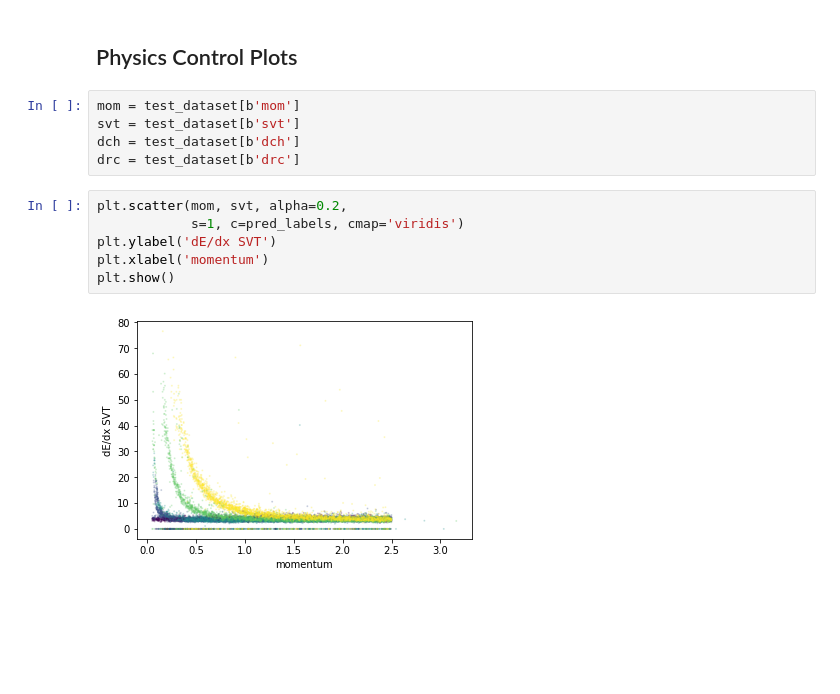
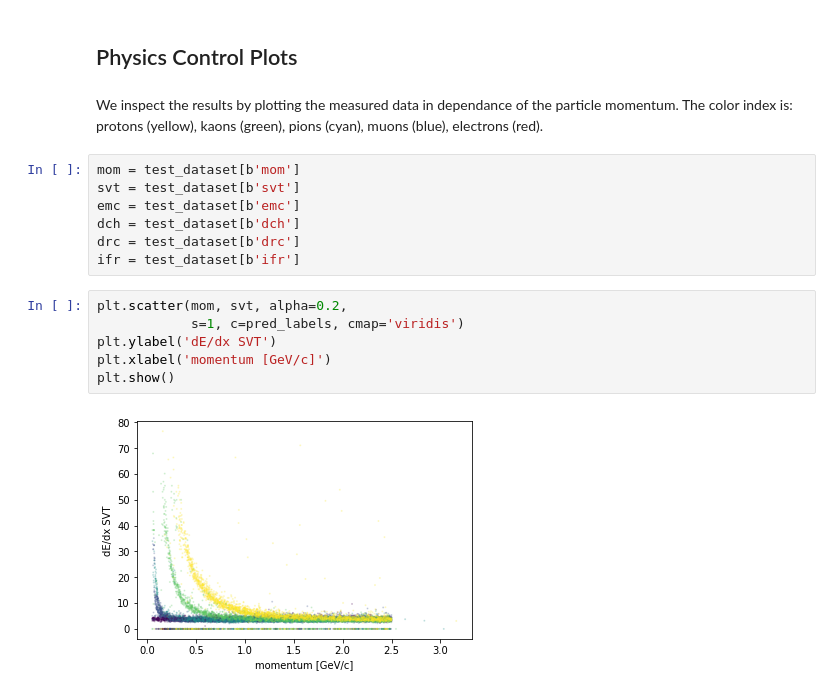
Before and after one commit to marcelkunze/notebooks-ipa, a Jupyter notebook: pid.ipynb, the cells around one changed output. Cells and saved outputs as stored; diff of their text form; blank space fills up the shorter version.

```diff
--- a/pid.ipynb
+++ b/pid.ipynb
@@ -267,16 +268,20 @@ print(classification_report(test_labels, pred_labels, target_names=target_names)
 weighted avg       0.85      0.85      0.85     16765
 # %% [markdown]
 ## Physics Control Plots
+# %% [markdown]
+We inspect the results by plotting the measured data in dependance of the particle momentum. The color index is: protons (yellow), kaons (green), pions (cyan), muons (blue), electrons (red).
 # %%
 mom = test_dataset[b'mom']
 svt = test_dataset[b'svt']
+emc = test_dataset[b'emc']
 dch = test_dataset[b'dch']
 drc = test_dataset[b'drc']
+ifr = test_dataset[b'ifr']
 # %%
 plt.scatter(mom, svt, alpha=0.2,
             s=1, c=pred_labels, cmap='viridis')
 plt.ylabel('dE/dx SVT')
-plt.xlabel('momentum')
+plt.xlabel('momentum [GeV/c]')
 plt.show()
 # %% [output]
-[figure, old version]
+[figure, new version]
```
Also changed, not shown: parts of 22 cells of this notebook.
